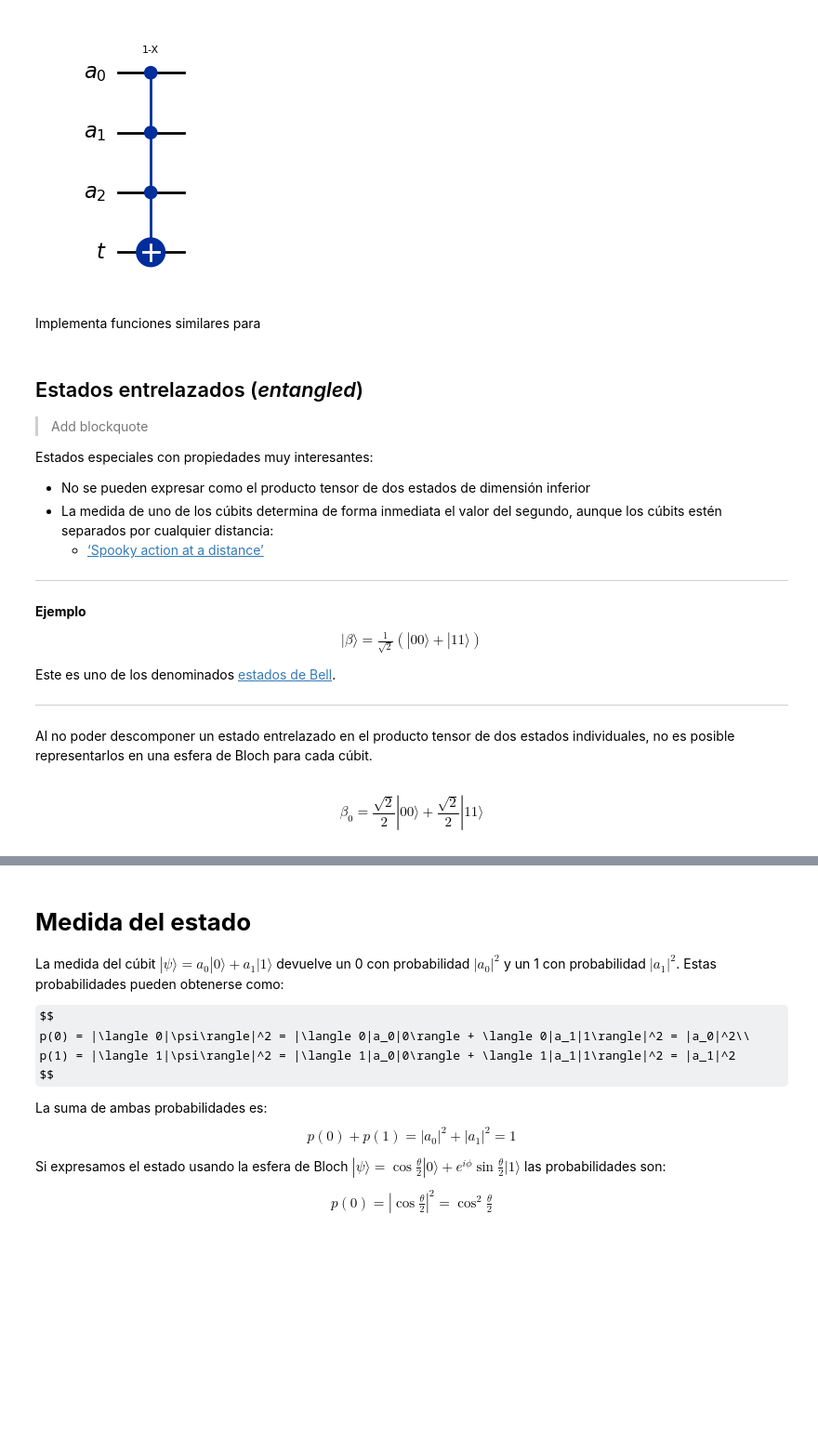
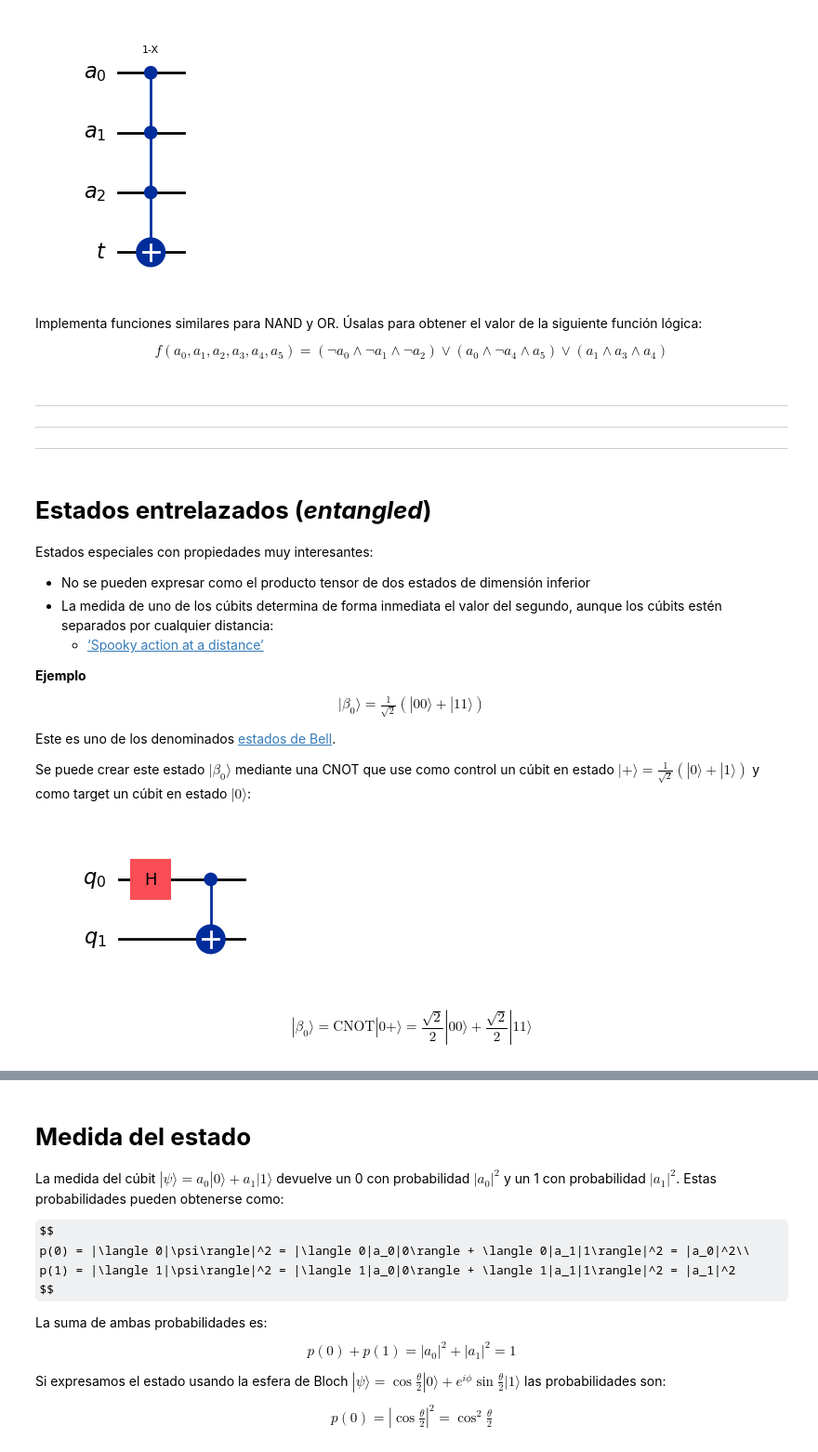
Before and after one commit to tarabelo/GrIA-QML-2025-26, a Jupyter notebook: 03. Bits y Cúbits.ipynb, the cells around one changed output, grey strips where cells are left out. Shown at 93% size. Drawn from its saved outputs; the diff is of its cells as text; code cells hidden in the pictures; some formulas as TeX source; blank space fills up the shorter version.

```diff
--- a/03. Bits y Cúbits.ipynb
+++ b/03. Bits y Cúbits.ipynb
@@ -1503,13 +1484,27 @@ display(qc.decompose().draw('mpl'))
 # %% [output]
 [figure]
 [figure]
-# %% [markdown]
-Implementa funciones similares para
+# %% [markdown]
+Implementa funciones similares para NAND y OR. Úsalas para obtener el valor de la siguiente función lógica:
+
+$$
+f(a_0,a_1,a_2,a_3,a_4,a_5)=(¬a_0∧¬a_1∧¬a_2)∨(a_0∧¬a_4∧a_5)∨(a_1∧a_3∧a_4)
+$$
+# %% [markdown]
+
+
+---
+
+
+
+---
+
+
+
+---
 # %% [markdown]
-## Estados entrelazados (_entangled_)
-
-> Add blockquote
-
+<a name="entangled"></a>
+# **Estados entrelazados (_entangled_)**
 
 Estados especiales con propiedades muy interesantes:
 
@@ -1517,27 +1512,30 @@ Estados especiales con propiedades muy interesantes:
 - La medida de uno de los cúbits determina de forma inmediata el valor del segundo, aunque los cúbits estén separados por cualquier distancia:
   - [‘Spooky action at a distance’](https://en.wikipedia.org/wiki/Quantum_nonlocality)
 
-----------------------------
 
 **Ejemplo**
 
 $$
-|\beta\rangle = \tfrac{1}{\sqrt{2}}(|00\rangle + |11\rangle)
+|\beta_0\rangle = \tfrac{1}{\sqrt{2}}(|00\rangle + |11\rangle)
 $$
 
 Este es uno de los denominados [estados de Bell](https://en.wikipedia.org/wiki/Bell_state).
 
-----------------------------
 
-Al no poder descomponer un estado entrelazado en el producto tensor de dos estados individuales, no es posible representarlos en una esfera de Bloch para cada cúbit.
+
+Se puede crear este estado $|\beta_0\rangle$ mediante una CNOT que use como control un cúbit en estado $|+\rangle = \tfrac{1}{\sqrt{2}}(|0\rangle + |1\rangle)$ y como target un cúbit en estado $|0\rangle$:
-# %%
-e0 = Statevector.from_int(0, dims=2)  # dims indica la dimensión del estado
-e1 = Statevector.from_int(1, dims=2)
-
-ebell = ((e0^e0)+(e1^e1))/sqrt(2)
-# Alternativa
-#ebell = Statevector([1/sqrt(2), 0, 0, 1/sqrt(2)])
-
-ebell.draw('latex', prefix="\\beta_0 = ")
-# %% [output]
-$$\beta_0 = \frac{\sqrt{2}}{2} |00\rangle+\frac{\sqrt{2}}{2} |11\rangle$$
+# %%
+from qiskit import QuantumCircuit
+
+qc = QuantumCircuit(2)
+qc.h(0)
+
+# CNOT: primer parámetro: control, segundo: target
+qc.cx(0,1)
+display(qc.draw('mpl'))
+
+𝛽0 = Statevector.from_circuit(qc)
+𝛽0.draw('latex', prefix="|\\beta_0\\rangle = \\text{CNOT}|0+\\rangle = ")
+# %% [output]
+[figure, added]
+$$|\beta_0\rangle = \text{CNOT}|0+\rangle = \frac{\sqrt{2}}{2} |00\rangle+\frac{\sqrt{2}}{2} |11\rangle$$
```
Also changed, not shown: parts of 20 cells of this notebook.
